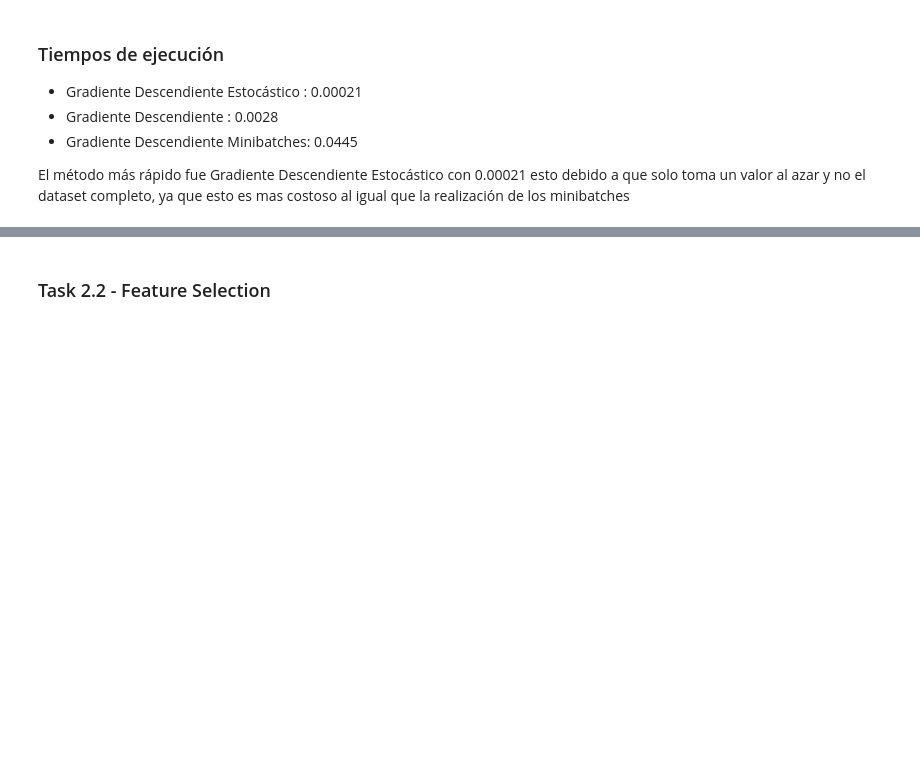
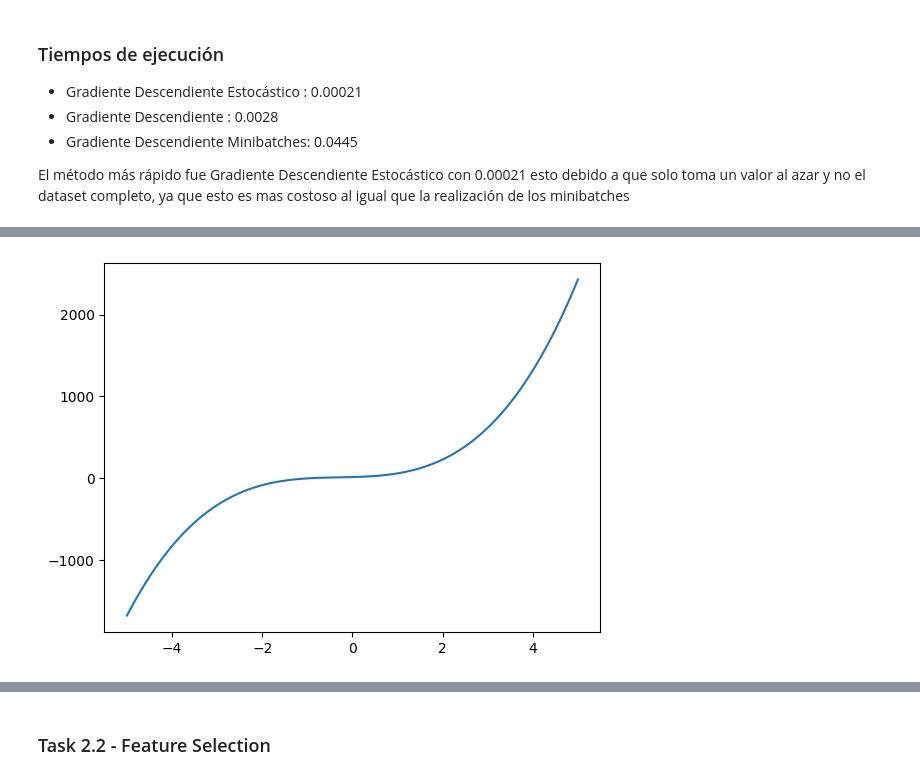
Before and after one commit to Kojimena/IA-L3, a Jupyter notebook: lab3.ipynb, the cells around one changed output, grey strips where cells are left out. Cells and saved outputs as stored; diff of their text form; code cells hidden in the pictures; blank space fills up the shorter version.

```diff
--- a/lab3.ipynb
+++ b/lab3.ipynb
@@ -133,7 +136,7 @@ def gradient_descent(X, y, w, alpha, iteraciones):
 # %%
 from time import time
 start = time()
-nuevos_w, graph = gradient_descent(X, y, w, alpha, iteraciones)
+nuevos_w_gd, graph = gradient_descent(X, y, w, alpha, iteraciones)
 end = time()
 print("Tiempo de ejecución:", end - start)
 # %% [output]
@@ -204,0 +239,6 @@ El método más rápido fue Gradiente Descendiente Estocástico con 0.00021 esto
+# %%
+# graficar x vs y_pred_gd
+plt.plot(X, y_pred_gd)
+plt.show()
+# %% [output]
+[figure, added]
```
Also changed, not shown: parts of 14 cells of this notebook, 1 other file.
